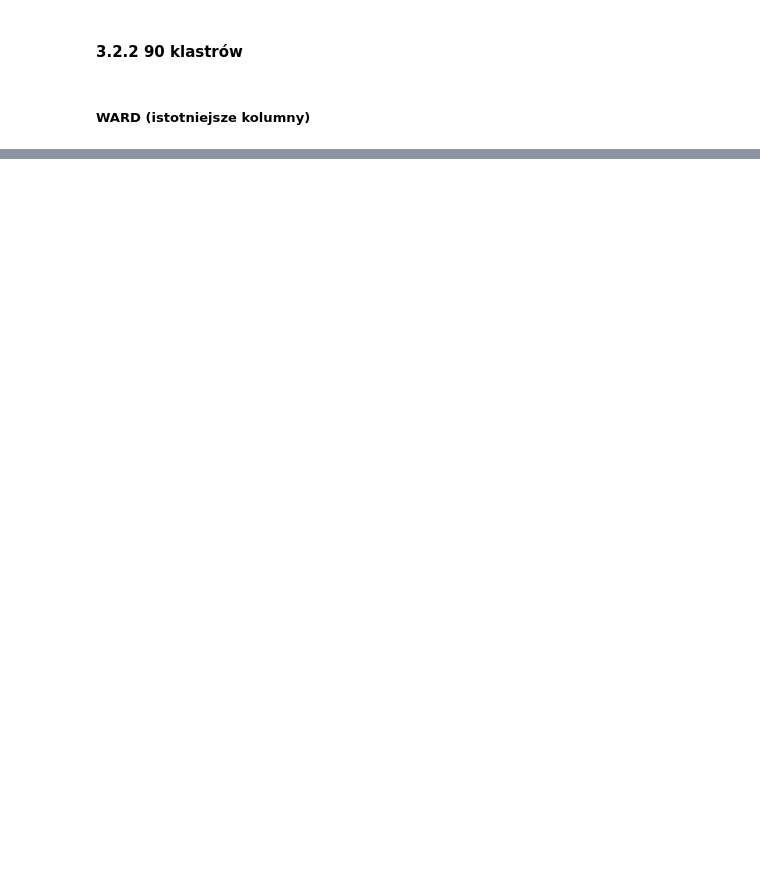
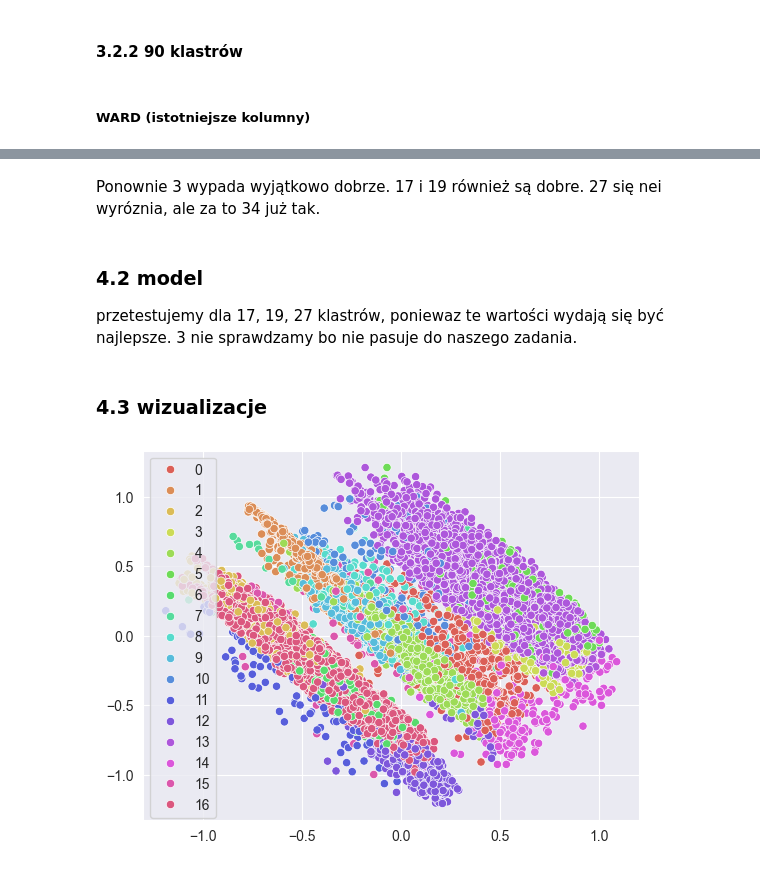
Before and after one commit to AristocratesJ/New-York-Airbnb-Clustering-Task, a Jupyter notebook: final_models/final_models.ipynb, the cells around one changed output, grey strips where cells are left out. Drawn from its saved outputs; the diff is of its cells as text; code cells hidden in the pictures; blank space fills up the shorter version.

```diff
--- a/final_models/final_models.ipynb
+++ b/final_models/final_models.ipynb
@@ -1095,0 +1229,19 @@ fig.show()
+# %% [markdown]
+Ponownie 3 wypada wyjątkowo dobrze. 17 i 19 również są dobre. 27 się nei wyróznia, ale za to 34 już tak.
+# %% [markdown]
+### 4.2 model
+przetestujemy dla 17, 19, 27 klastrów, poniewaz te wartości wydają się być najlepsze. 3 nie sprawdzamy bo nie pasuje do naszego zadania.
+# %%
+# dla 17 klastrów
+gmm_17 = GaussianMixture(n_components=17, covariance_type='full', random_state=42)
+clusters_gmm_17 = gmm_17.fit_predict(df_final)
+
+# dla 19 klastrów
+gmm_19 = GaussianMixture(n_components=19, covariance_type='full', random_state=42)
+clusters_gmm_19 = gmm_19.fit_predict(df_final)
+
+# dla 27 klastrów
+gmm_27 = GaussianMixture(n_components=27, covariance_type='full', random_state=42)
+clusters_gmm_27 = gmm_27.fit_predict(df_final)
+# %% [markdown]
+### 4.3 wizualizacje
@@ -1095,0 +1250,9 @@ fig.show()
+# %%
+# 17 klastrów
+pca = PCA()
+result = pca.fit_transform(df_final)
+labels = gmm_17.fit_predict(df_final)
+sns.scatterplot(x = result[:, 0], y = result[:, 1], hue = labels, palette=sns.color_palette("hls", 17))
+plt.show()
+# %% [output]
+[figure, added]
```
Also changed, not shown: parts of 27 cells of this notebook.
